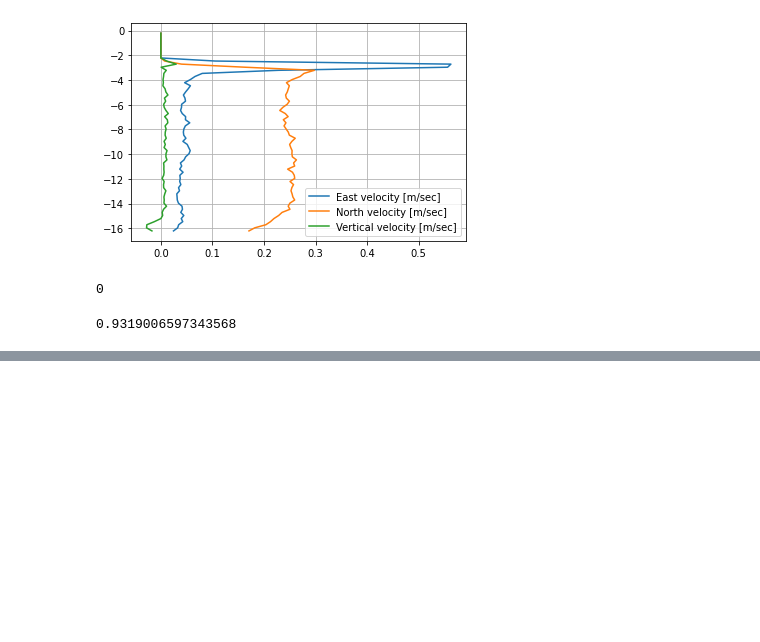
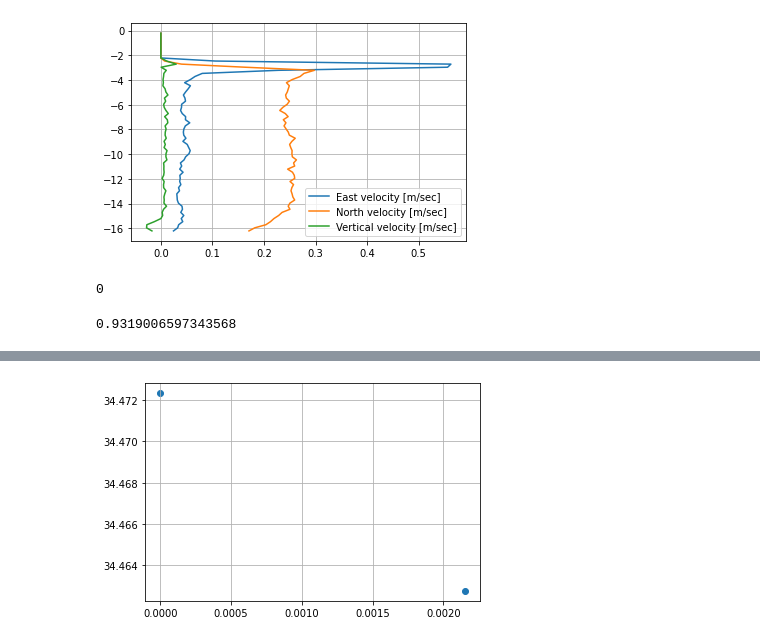
Before and after one commit to joeyanderson1/4th-Year-Thesis, a Jupyter notebook: ADCP Data.ipynb, the cells around one changed output, grey strips where cells are left out. Cells and saved outputs as stored; diff of their text form; code cells hidden in the pictures; blank space fills up the shorter version.

Commit message:
Plot of radar vs adcp
Plot of radar vs adcp

```diff
--- a/ADCP Data.ipynb
+++ b/ADCP Data.ipynb
@@ -164,0 +92,15 @@ plt.show()
+# %%
+# Create scatter plot
+plt.scatter(x=np.array([radar_lat - radar_lat, adcp_lat-radar_lat]), y=np.array([radar_long, adcp_long]))
+
+# Label each point with an offset
+#plt.text(radar_lat +0.0003 , radar_long , 'Radar', fontsize=12, ha='right')
+#plt.text(adcp_lat - 0.00007, adcp_long , 'ADCP', fontsize=12, ha='right')
+
+# Set grid
+plt.grid(True)
+
+# Show the plot
+plt.show()
+# %% [output]
+[figure, added]
```
Also changed, not shown: parts of 25 cells of this notebook.
